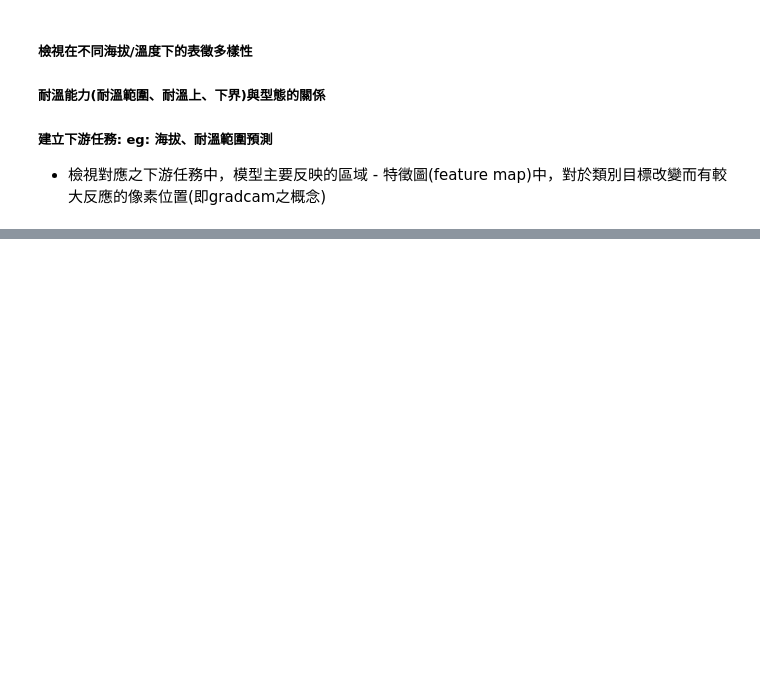
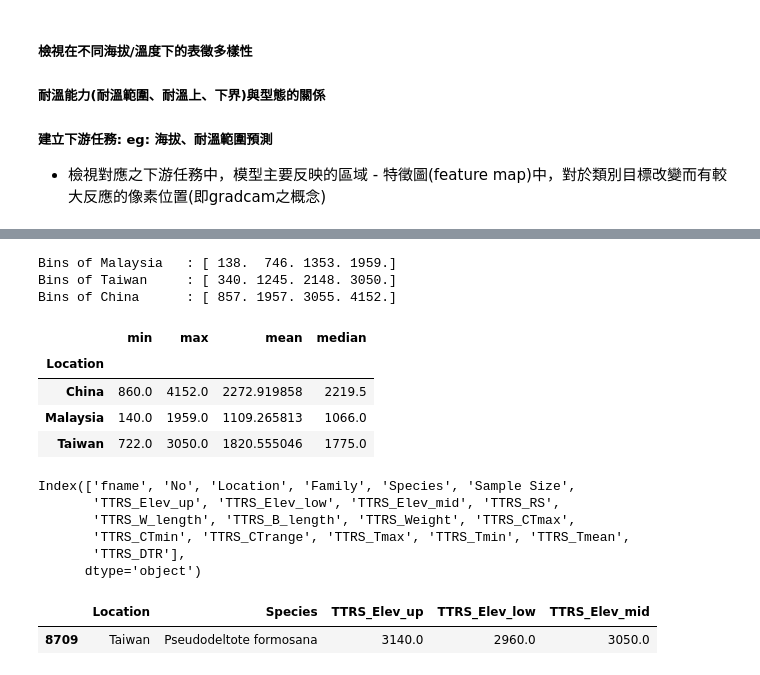
Before and after one commit to YunghuiHsu/Moth_Project, a Jupyter notebook: Moth_thermal/vsc/explore_LatentSpace.ipynb, the cells around one changed output, grey strips where cells are left out. Drawn from its saved outputs; the diff is of its cells as text; code cells hidden in the pictures; blank space fills up the shorter version.

```diff
--- a/Moth_thermal/vsc/explore_LatentSpace.ipynb
+++ b/Moth_thermal/vsc/explore_LatentSpace.ipynb
@@ -800,0 +864,32 @@ for embedding_, title in zip(embedding_list,loc_size):
+# %%
+for i, loc in enumerate(locations):
+    print(f'Bins of {loc:10s} : {np.round(elev_group[i][1])}')
+# %% [output]
+Bins of Malaysia   : [ 138.  746. 1353. 1959.]
+Bins of Taiwan     : [ 340. 1245. 2148. 3050.]
+Bins of China      : [ 857. 1957. 3055. 4152.]
+# %%
+# df_coding_sp_based.Species.isnull().any()  # True。 注意資料內有缺值
+
+# 檢視各區物種分布中位的海拔分布
+df_coding_sp_based.groupby(['Location']).TTRS_Elev_mid.aggregate(['min', 'max', 'mean', 'median'])
+# %% [output]
+|  | min | max | mean | median |
+| Location |  |  |  |  |
+| China | 860.0 | 4152.0 | 2272.919858 | 2219.5 |
+| Malaysia | 140.0 | 1959.0 | 1109.265813 | 1066.0 |
+| Taiwan | 722.0 | 3050.0 | 1820.555046 | 1775.0 |
+# %%
+df_coding_sp_based.columns
+# %% [output]
+Index(['fname', 'No', 'Location', 'Family', 'Species', 'Sample Size',
+       'TTRS_Elev_up', 'TTRS_Elev_low', 'TTRS_Elev_mid', 'TTRS_RS',
+       'TTRS_W_length', 'TTRS_B_length', 'TTRS_Weight', 'TTRS_CTmax',
+       'TTRS_CTmin', 'TTRS_CTrange', 'TTRS_Tmax', 'TTRS_Tmin', 'TTRS_Tmean',
+       'TTRS_DTR'],
+      dtype='object')
+# %%
+df_coding_sp_based[['Location', 'Species','TTRS_Elev_up', 'TTRS_Elev_low', 'TTRS_Elev_mid']].query('TTRS_Elev_mid>3000 and Location=="Taiwan"')
+# %% [output]
+|  | Location | Species | TTRS_Elev_up | TTRS_Elev_low | TTRS_Elev_mid |
+| 8709 | Taiwan | Pseudodeltote formosana | 3140.0 | 2960.0 | 3050.0 |
```
Also changed, not shown: parts of 28 cells of this notebook.
